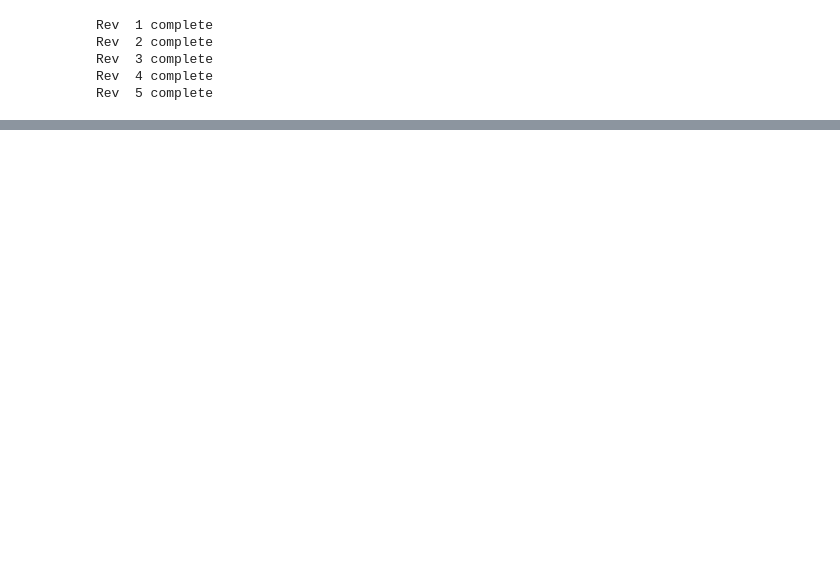
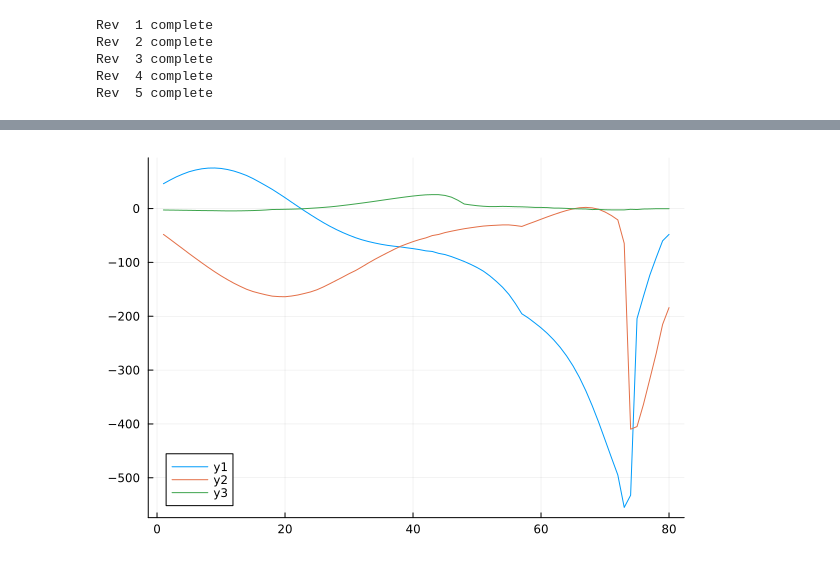
Before and after one commit to RoboticExplorationLab/cvx-mpc-solarsailing, a Jupyter notebook: examples/earth-moon-example_1.ipynb, the cells around one changed output, grey strips where cells are left out. Saved outputs shown, nothing was run; the diff lists cells and outputs as text; code cells hidden in the pictures; blank space fills up the shorter version.

```diff
--- a/examples/earth-moon-example_1.ipynb
+++ b/examples/earth-moon-example_1.ipynb
@@ -711,0 +733,4 @@ Rev  5 complete
+# %%
+plot(all_actual_control[:,:,1]')
+# %% [output]
+[figure, added]
```
Also changed, not shown: parts of 5 cells of this notebook.
